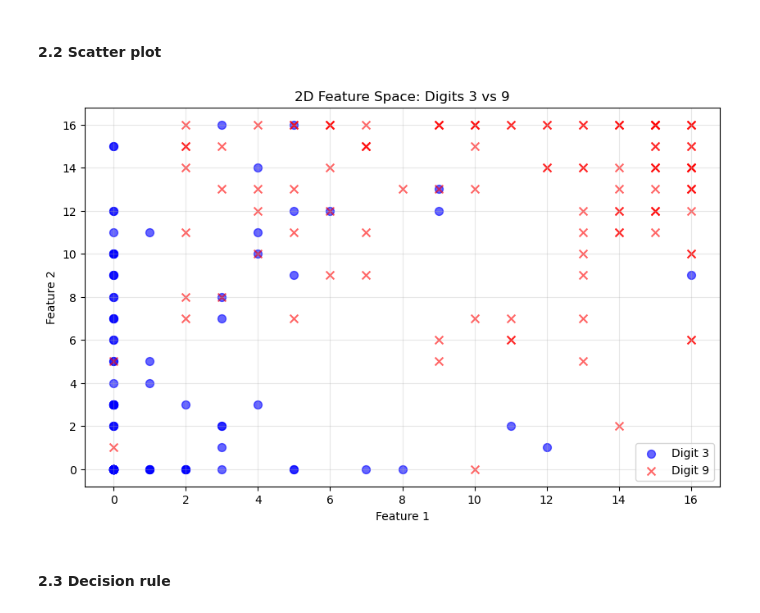
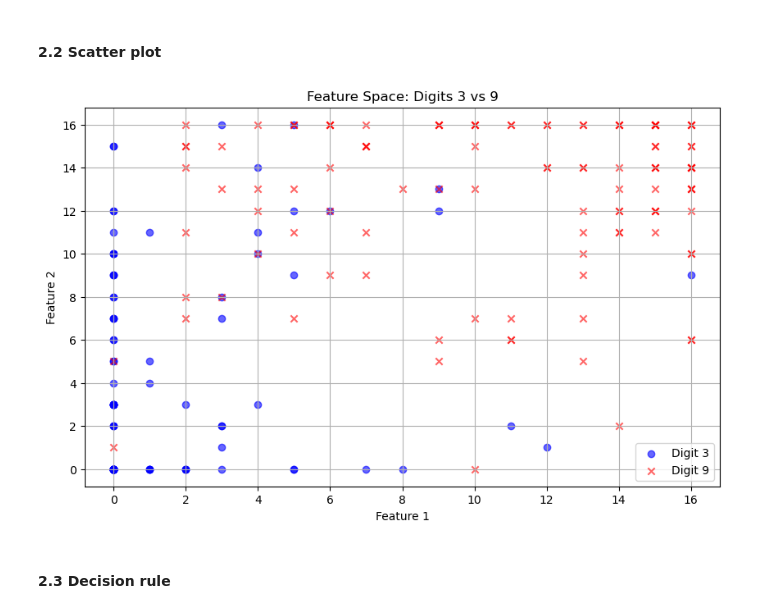
Before and after one commit to binyamolango/machine_learning_essentials, a Jupyter notebook: ex01_linear_classifiers/linear-classifiers.ipynb, the cells around one changed output. Cells and saved outputs as stored; diff of their text form; code cells hidden in the pictures.

```diff
--- a/ex01_linear_classifiers/linear-classifiers.ipynb
+++ b/ex01_linear_classifiers/linear-classifiers.ipynb
@@ -15,7 +14,7 @@ digits = load_digits()
 
 print(digits.keys())
 
-# extracts data, images, target, target_names
+# eX_trainacts data, images, target, target_names
 data = digits['data']
 images = digits['images']
 target = digits['target']
@@ -56,14 +55,12 @@ plt.show()
 mask = np.isin(target, [3, 9])
 
 data_39 = data[mask]
-images_39 = images[mask]
 target_39 = target[mask]
 
-# split the filtered dataset into training set and testing set
-X_train, X_test, y_train, y_test, images_train, images_test = train_test_split(
+# split the filtered dataset into training set and test set
+X_train, X_test, y_train, y_test = train_test_split(
     data_39,
     target_39,
-    images_39,
     test_size=0.4,
     random_state=0,
     stratify=target_39
@@ -79,24 +76,20 @@ Images size: (1797, 8, 8)
 # %%
 def features2d(X_train, y_train):
     # select the images that are 3 and 9
-    mask3 = (y_train == 3)
-    mask9 = (y_train == 9)
+    mask3 = np.isin(y_train, 3)
+    mask9 = np.isin(y_train, 9)
 
     img3s = X_train[mask3]
     img9s = X_train[mask9]
-
-    if len(img3s) == 0 or len(img9s) == 0:
-        raise ValueError("Training split must contain both classes 3 and 9.")
 
     # find the average of each pixel across all images
     avg_img3s = img3s.mean(axis=0)
     avg_img9s = img9s.mean(axis=0)
 
-    # calculate the difference
     diff = np.abs(avg_img3s - avg_img9s)
 
     # find the two pixels position (indices) with biggest difference
-    best_pixels_idx = np.argsort(diff)[::-1] # sort from biggest to smallest
+    best_pixels_idx = np.argsort(diff)[::-1]
     best_idx1 = best_pixels_idx[0]
     best_idx2 = best_pixels_idx[1]
 
@@ -107,32 +100,34 @@ def features2d(X_train, y_train):
 
     return features
 
-# build 2D features for the training and test sets.
+# build features for the training and test sets
 training_features = features2d(X_train, y_train)
 test_features = features2d(X_test, y_test)
 # %% [markdown]
 #### 2.2 Scatter plot
 # %%
-# Scatterplot of the 2D features
 plt.figure(figsize=(10, 6))
 
 # separate features by class
-mask3 = (y_train == 3)
-mask9 = (y_train == 9)
+mask3 = np.isin(y_train, 3)
+mask9 = np.isin(y_train, 9)
 
-plt.scatter(training_features[mask3, 0], training_features[mask3, 1],
-            label='Digit 3', alpha=0.6, s=50, marker='o', color='blue')
-plt.scatter(training_features[mask9, 0], training_features[mask9, 1],
-            label='Digit 9', alpha=0.6, s=50, marker='x', color='red')
+f1_train3 = training_features[mask3, 0]
+f2_train3 = training_features[mask3, 1]
+f1_train9 = training_features[mask9, 0]
+f2_train9 = training_features[mask9, 1]
+
+plt.scatter(f1_train3, f2_train3, label='Digit 3', alpha=0.6, marker='o', color='blue')
+plt.scatter(f1_train9, f2_train9, label='Digit 9', alpha=0.6, marker='x', color='red')
 
 plt.xlabel('Feature 1')
 plt.ylabel('Feature 2')
-plt.title('2D Feature Space: Digits 3 vs 9')
+plt.title('Feature Space: Digits 3 vs 9')
 plt.legend()
-plt.grid(True, alpha=0.3)
+plt.grid()
 plt.show()
 # %% [output]
-[figure, old version]
+[figure, new version]
 # %% [markdown]
 #### 2.3 Decision rule
 # %%
```
Also changed, not shown: parts of 7 cells of this notebook, 1 other file.
